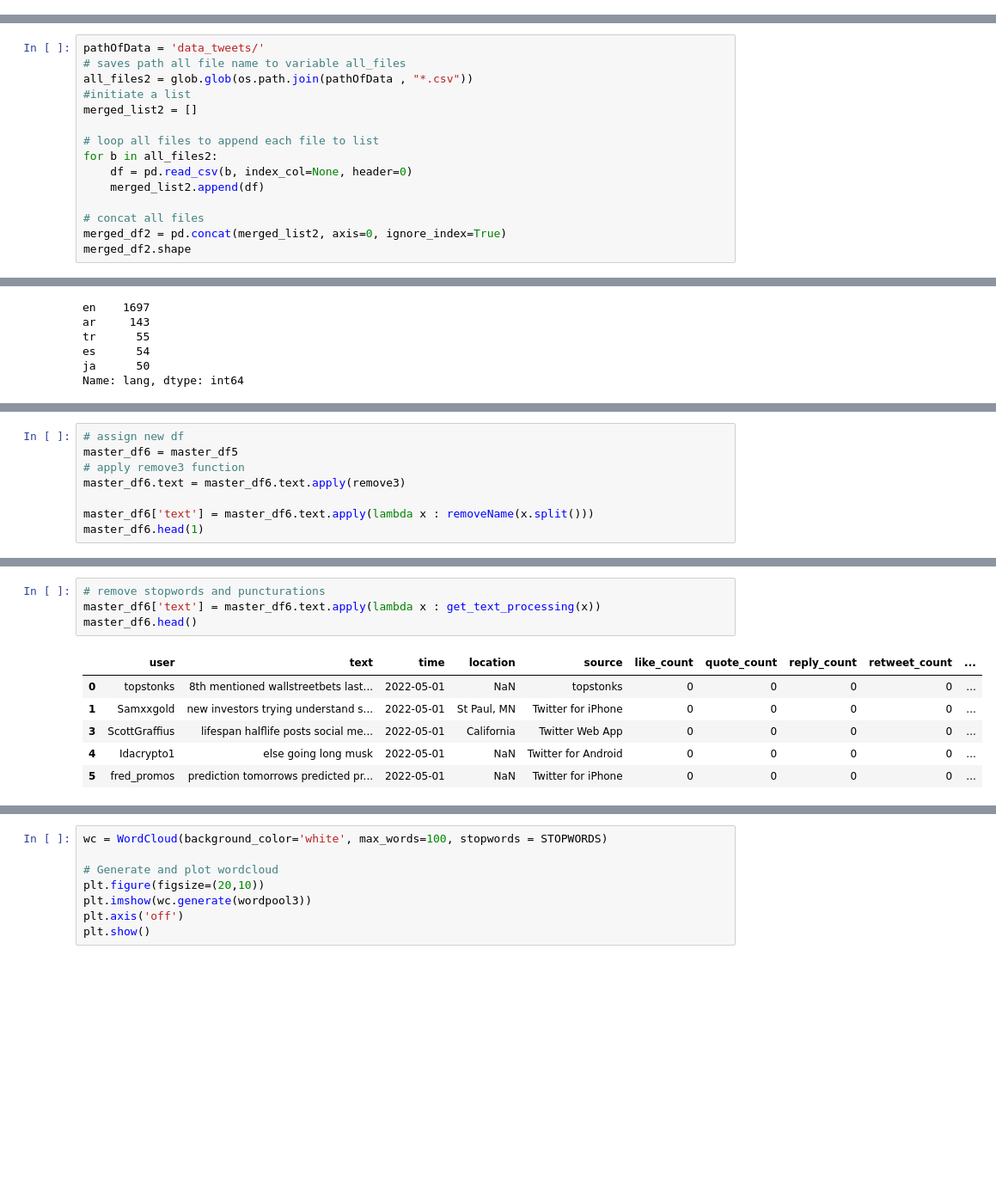
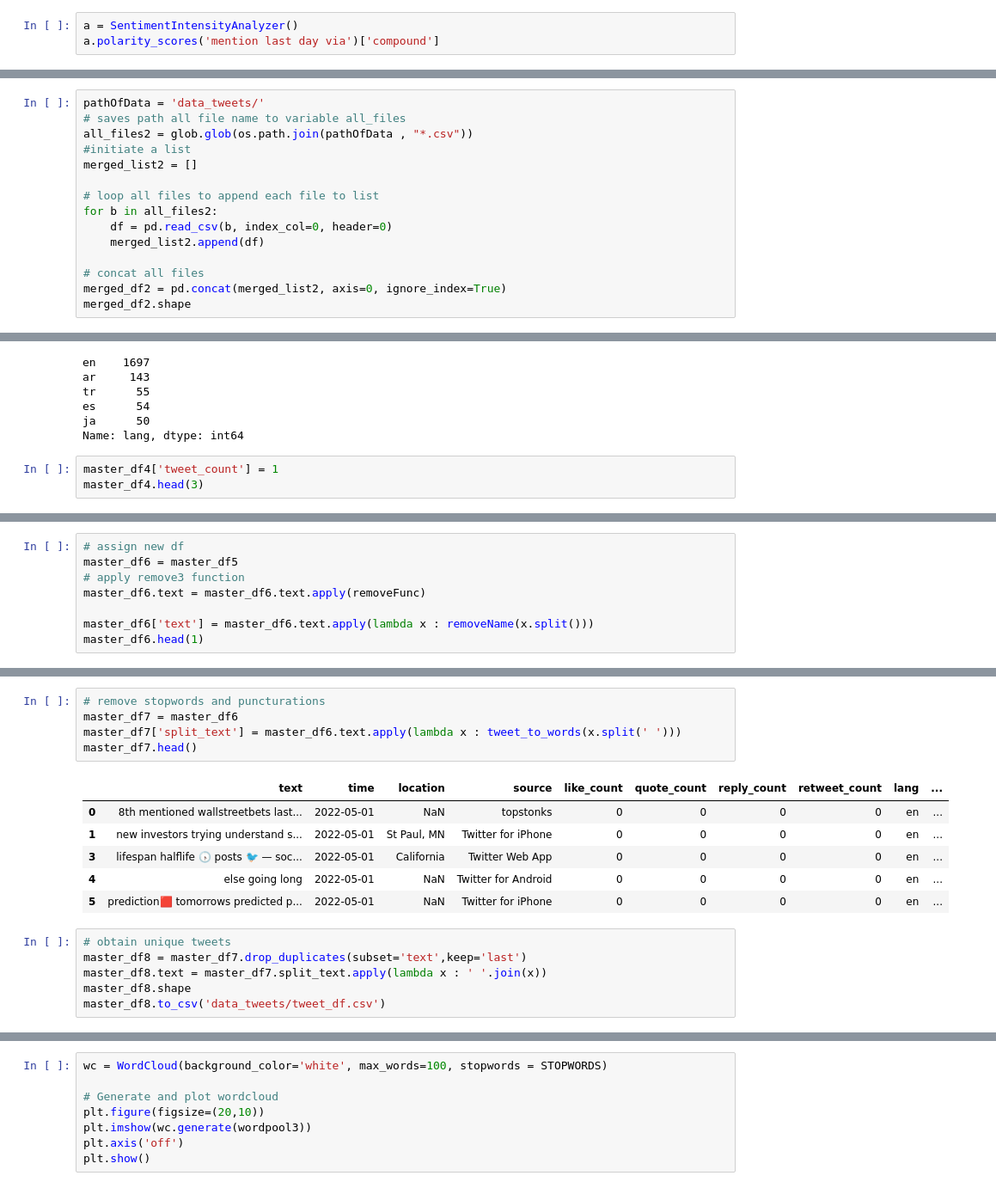
Before and after one commit to StockJanitor/CIS63_NLPTimeSeries, a Jupyter notebook: 1_index.ipynb, the cells around one changed output, grey strips where cells are left out. Shown at 86% size. Drawn from its saved outputs; the diff is of its cells as text; blank space fills up the shorter version.

```diff
--- a/1_index.ipynb
+++ b/1_index.ipynb
@@ -245,0 +66,3 @@ twitterApi works
+# %%
+a = SentimentIntensityAnalyzer()
+a.polarity_scores('mention last day via')['compound']
@@ -340,7 +407,7 @@ merged_list2 = []
 
 # loop all files to append each file to list
 for b in all_files2:
-    df = pd.read_csv(b, index_col=None, header=0)
+    df = pd.read_csv(b, index_col=0, header=0)
     merged_list2.append(df)
 
 # concat all files
@@ -469,3 +536,6 @@ tr      55
 es      54
 ja      50
 Name: lang, dtype: int64
+# %%
+master_df4['tweet_count'] = 1
+master_df4.head(3)
@@ -481,7 +626,7 @@ master_df5.head(2)
 # assign new df
 master_df6 = master_df5
 # apply remove3 function
-master_df6.text = master_df6.text.apply(remove3)
+master_df6.text = master_df6.text.apply(removeFunc)
 
 master_df6['text'] = master_df6.text.apply(lambda x : removeName(x.split()))
 master_df6.head(1)
@@ -502,11 +647,18 @@ master_df6.head()
 # %%
 # remove stopwords and puncturations
-master_df6['text'] = master_df6.text.apply(lambda x : get_text_processing(x))
-master_df6.head()
+master_df7 = master_df6
+master_df7['split_text'] = master_df6.text.apply(lambda x : tweet_to_words(x.split(' ')))
+master_df7.head()
 # %% [output]
-|  | user | text | time | location | source | like_count | quote_count | reply_count | retweet_count | ... |
-| 0 | topstonks | 8th mentioned wallstreetbets last... | 2022-05-01 | NaN | topstonks | 0 | 0 | 0 | 0 | ... |
-| 1 | Samxxgold | new investors trying understand s... | 2022-05-01 | St Paul, MN | Twitter for iPhone | 0 | 0 | 0 | 0 | ... |
-| 3 | ScottGraffius | lifespan halflife posts social me... | 2022-05-01 | California | Twitter Web App | 0 | 0 | 0 | 0 | ... |
-| 4 | Idacrypto1 | else going long musk | 2022-05-01 | NaN | Twitter for Android | 0 | 0 | 0 | 0 | ... |
-| 5 | fred_promos | prediction tomorrows predicted pr... | 2022-05-01 | NaN | Twitter for iPhone | 0 | 0 | 0 | 0 | ... |
+|  | text | time | location | source | like_count | quote_count | reply_count | retweet_count | lang | ... |
+| 0 | 8th mentioned wallstreetbets last... | 2022-05-01 | NaN | topstonks | 0 | 0 | 0 | 0 | en | ... |
+| 1 | new investors trying understand s... | 2022-05-01 | St Paul, MN | Twitter for iPhone | 0 | 0 | 0 | 0 | en | ... |
+| 3 | lifespan halflife 🕟 posts 🐦 — soc... | 2022-05-01 | California | Twitter Web App | 0 | 0 | 0 | 0 | en | ... |
+| 4 | else going long | 2022-05-01 | NaN | Twitter for Android | 0 | 0 | 0 | 0 | en | ... |
+| 5 | prediction🟥 tomorrows predicted p... | 2022-05-01 | NaN | Twitter for iPhone | 0 | 0 | 0 | 0 | en | ... |
+# %%
+# obtain unique tweets
+master_df8 = master_df7.drop_duplicates(subset='text',keep='last')
+master_df8.text = master_df7.split_text.apply(lambda x : ' '.join(x))
+master_df8.shape
+master_df8.to_csv('data_tweets/tweet_df.csv')
```
Also changed, not shown: parts of 47 cells of this notebook, 4 other files.
